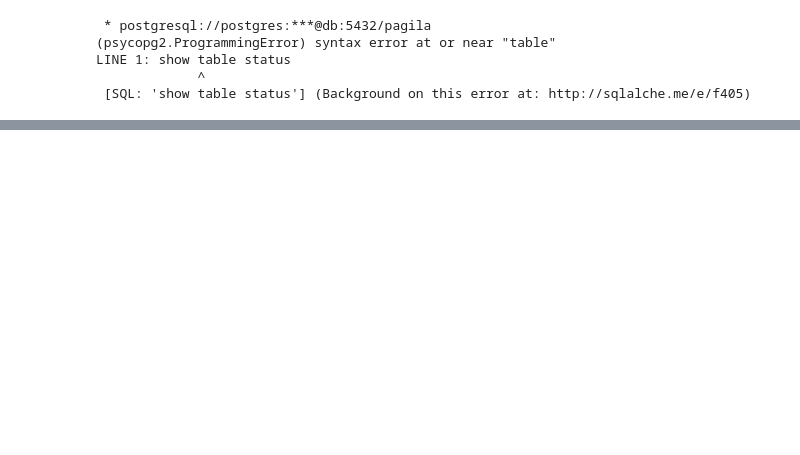
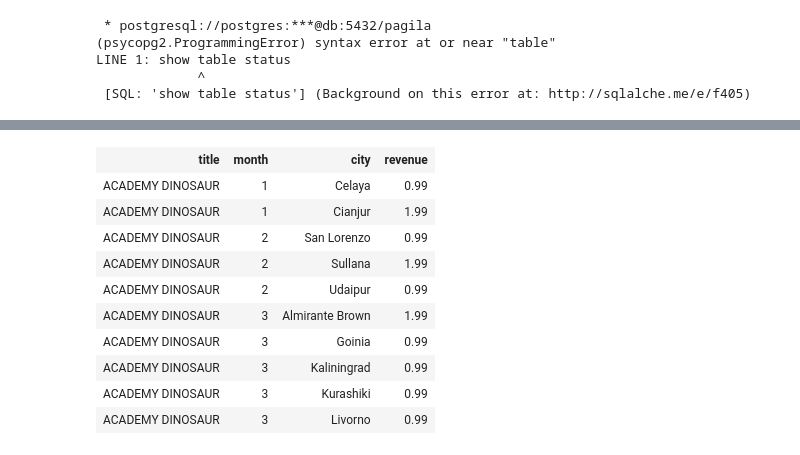
Before and after one commit to novelari/hello_dwh, a Jupyter notebook: scripts/Demo01-3NF_Schema_Exploration.ipynb, the cells around one changed output, grey strips where cells are left out. Saved outputs shown, nothing was run; the diff lists cells and outputs as text; code cells hidden in the pictures; blank space fills up the shorter version.

```diff
--- a/scripts/Demo01-3NF_Schema_Exploration.ipynb
+++ b/scripts/Demo01-3NF_Schema_Exploration.ipynb
@@ -524,0 +571,12 @@ limit 5;
+# %%
+%%time
+%%sql
+SELECT dimMovie.title, dimDate.month, dimCustomer.city, sum(sales_amount) as revenue
+FROM factSales
+JOIN dimMovie    on (dimMovie.movie_key      = factSales.movie_key)
+JOIN dimDate     on (dimDate.date_key         = factSales.date_key)
+JOIN dimCustomer on (dimCustomer.customer_key = factSales.customer_key)
+group by (dimMovie.title, dimDate.month, dimCustomer.city)
+order by dimMovie.title, dimDate.month, dimCustomer.city, revenue desc
+limit 10;
+# %% [output]
@@ -524,0 +587,11 @@ limit 5;
+| title | month | city | revenue |
+| ACADEMY DINOSAUR | 1 | Celaya | 0.99 |
+| ACADEMY DINOSAUR | 1 | Cianjur | 1.99 |
+| ACADEMY DINOSAUR | 2 | San Lorenzo | 0.99 |
+| ACADEMY DINOSAUR | 2 | Sullana | 1.99 |
+| ACADEMY DINOSAUR | 2 | Udaipur | 0.99 |
+| ACADEMY DINOSAUR | 3 | Almirante Brown | 1.99 |
+| ACADEMY DINOSAUR | 3 | Goinia | 0.99 |
+| ACADEMY DINOSAUR | 3 | Kaliningrad | 0.99 |
+| ACADEMY DINOSAUR | 3 | Kurashiki | 0.99 |
+| ACADEMY DINOSAUR | 3 | Livorno | 0.99 |
```
Also changed, not shown: parts of 29 cells of this notebook.
